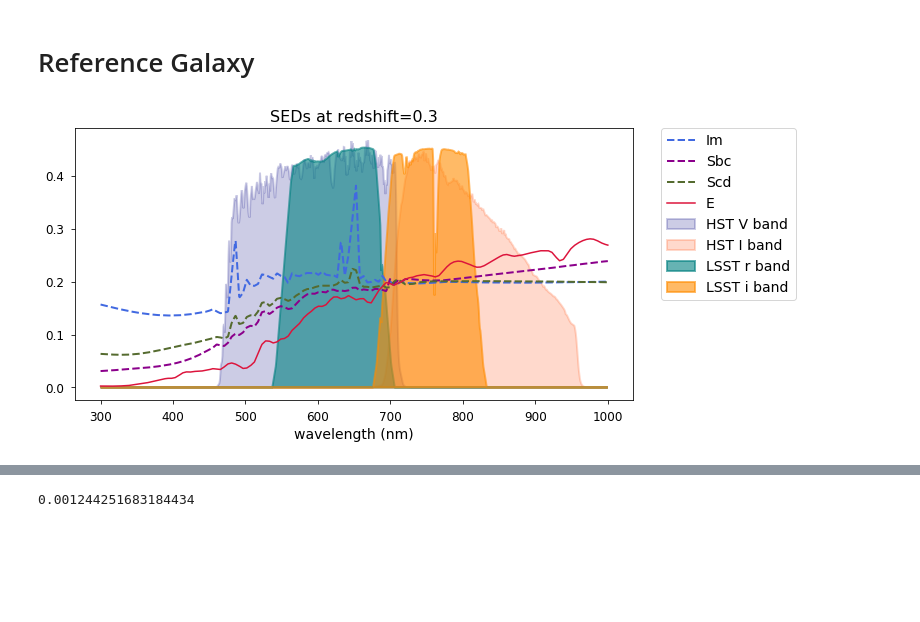
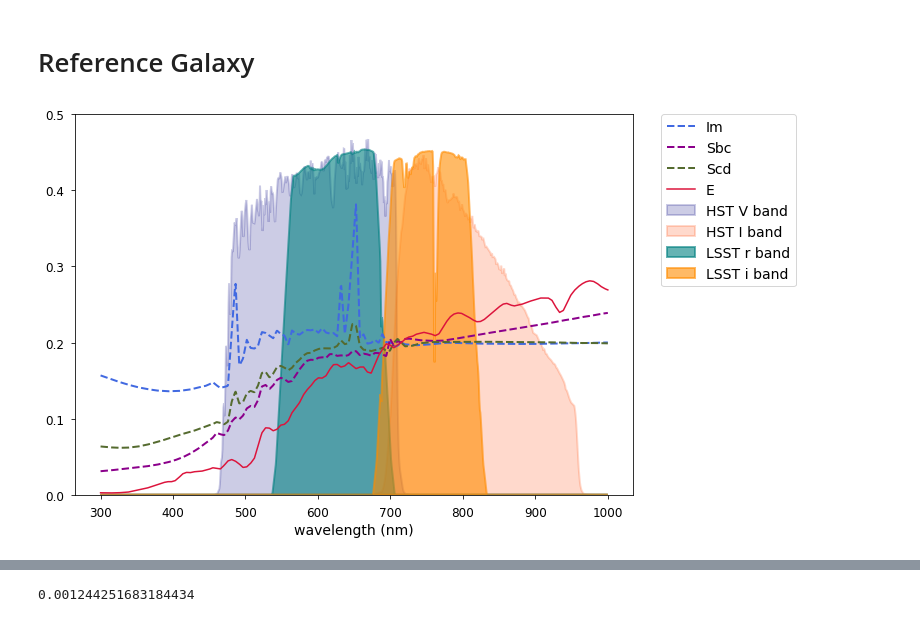
Before and after one commit to sowmyakth/measure_cg_bias, a Jupyter notebook: notebooks/CRG_test_results.ipynb, the cells around one changed output, grey strips where cells are left out. Drawn from its saved outputs; the diff is of its cells as text; code cells hidden in the pictures; blank space fills up the shorter version.

```diff
--- a/notebooks/CRG_test_results.ipynb
+++ b/notebooks/CRG_test_results.ipynb
@@ -29,42 +26,46 @@ plt.rc('legend', fancybox=True, borderaxespad=0.)
 # Plots to be saved at
 plot_path = parentdir + '/plots/'
 # %%
+import galsim
+os.sys.path.insert(0,parentdir)
+import cg_functions as cg_fn
 path = '/afs/slac.stanford.edu/u/ki/sowmyak/code/test_CRG/'
 disk_SED_names=['Im', 'Sbc', 'Scd']
 colors = ['royalblue', 'darkmagenta', 'darkolivegreen', 'c', 'y', 'm']
 bulge_SED_name ='E'
 z=0.3
 x=np.linspace(300,1000,1000)
 
-plt.figure(figsize=[10,5])
+plt.figure(figsize=[10,7])
 V = cg_fn.get_HST_Bandpass('F606W')
 I = cg_fn.get_HST_Bandpass('F814W')
 r = galsim.Bandpass(path +'data/baseline/total_r.dat',
                         wave_type='nm').thin(rel_err=1e-4)
 i = galsim.Bandpass(path + 'data/baseline/total_i.dat',
                         wave_type='nm').thin(rel_err=1e-4)
 for num, disk_SED_name in enumerate(disk_SED_names):
     d_SED = galsim.SED(path + "data/CWW_{}_ext.sed".format(disk_SED_name),
                             wave_type='Ang', flux_type= 'flambda')
     d_SED = d_SED.withFluxDensity(0.2, 550.0).atRedshift(z)
     plt.plot(x,d_SED(x), label=disk_SED_name,linewidth=2,
              c=colors[num], linestyle='--')
 b_SED = galsim.SED(path + "data/CWW_{}_ext.sed".format(bulge_SED_name),
                             wave_type='Ang', flux_type= 'flambda')
 b_SED = b_SED.withFluxDensity(0.2, 550.0).atRedshift(z)
 
 plt.plot(x,b_SED(x), c='crimson', label='E')
 plt.xlabel('wavelength (nm)', size=14)
-plt.title('SEDs at redshift={:.1f}'.format(z), size=16)
+#plt.title('SEDs at redshift={:.1f}'.format(z), size=16)
 plt.fill(x,V(x), alpha=0.2, color='navy', label='HST V band', linewidth=2)
 plt.fill(x,I(x), alpha=0.2, color='orangered', label='HST I band',linewidth=2)
 plt.fill(x,r(x), alpha=0.6, color='teal', label='LSST r band',linewidth=2)
 plt.fill(x,i(x), alpha=0.6, color='Darkorange', label='LSST i band',linewidth=2)
 plt.legend(bbox_to_anchor=(1.05, 1), loc=2, borderaxespad=0.)
+plt.ylim([0,0.5])
 plt.savefig(plot_path + "ref_gal_filters.png",
              bbox_inches='tight')
 # %% [output]
-[figure, old version]
+[figure, new version]
 # %%
 dSEDs = ['Im', 'Sbc', 'Scd']
 cat = {}
```
Also changed, not shown: parts of 17 cells of this notebook.
